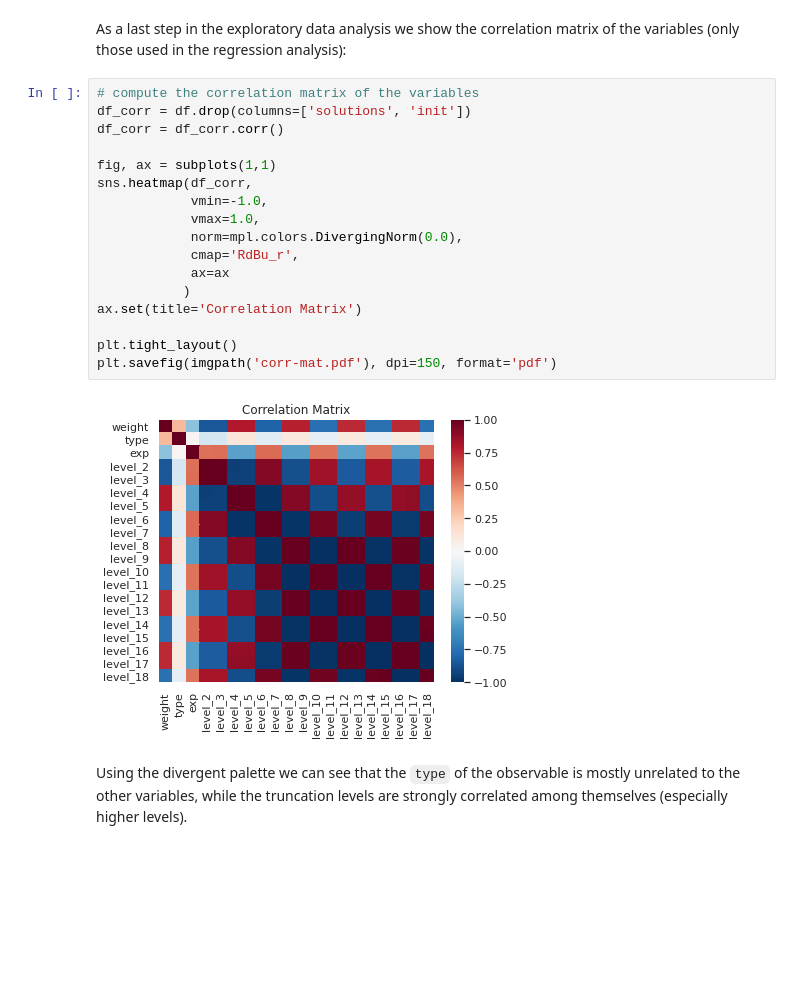
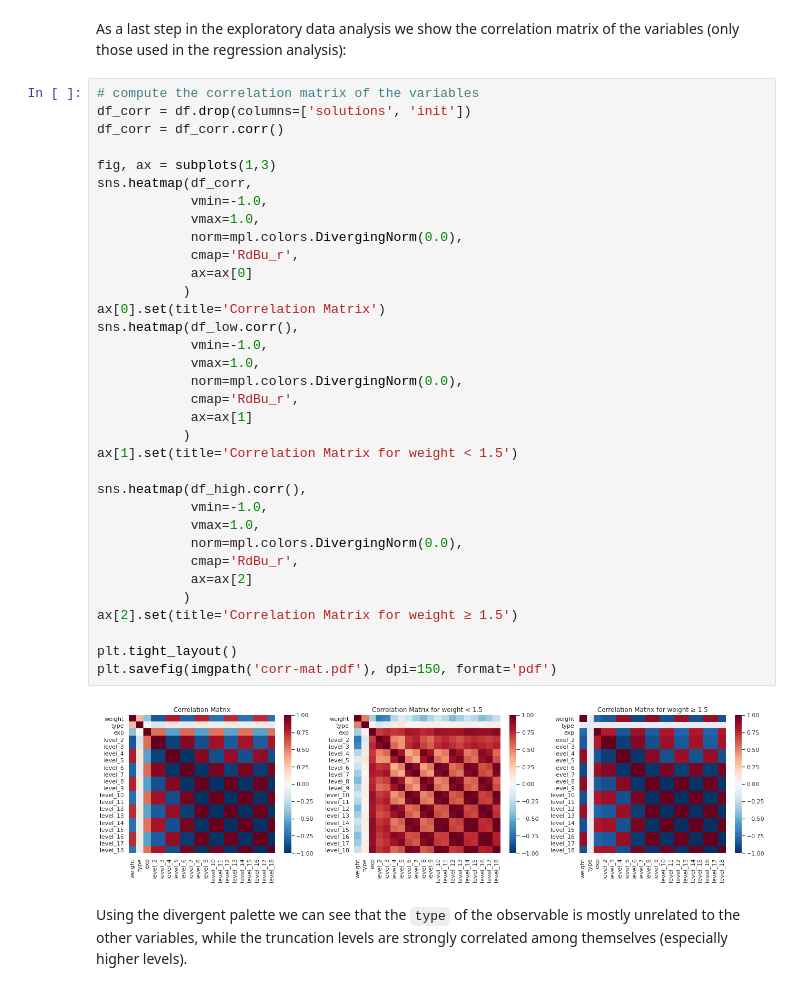
Before and after one commit to thesfinox/ml-sft-trunc, a Jupyter notebook: sft-level-trunc.ipynb, the cells around one changed output. Saved outputs shown, nothing was run; the diff lists cells and outputs as text; blank space fills up the shorter version.

Commit message:
Add unbalanced plot and improved plots of feature importances
Signed-off-by: Riccardo Finotello <riccardo.finotello@gmail.com>

```diff
--- a/sft-level-trunc.ipynb
+++ b/sft-level-trunc.ipynb
@@ -677,22 +733,39 @@ As a last step in the exploratory data analysis we show the correlation matrix o
 # %%
 # compute the correlation matrix of the variables
 df_corr = df.drop(columns=['solutions', 'init'])
 df_corr = df_corr.corr()
 
-fig, ax = subplots(1,1)
+fig, ax = subplots(1,3)
 sns.heatmap(df_corr,
             vmin=-1.0,
             vmax=1.0,
             norm=mpl.colors.DivergingNorm(0.0),
             cmap='RdBu_r',
-            ax=ax
+            ax=ax[0]
            )
-ax.set(title='Correlation Matrix')
+ax[0].set(title='Correlation Matrix')
+sns.heatmap(df_low.corr(),
+            vmin=-1.0,
+            vmax=1.0,
+            norm=mpl.colors.DivergingNorm(0.0),
+            cmap='RdBu_r',
+            ax=ax[1]
+           )
+ax[1].set(title='Correlation Matrix for weight < 1.5')
+
+sns.heatmap(df_high.corr(),
+            vmin=-1.0,
+            vmax=1.0,
+            norm=mpl.colors.DivergingNorm(0.0),
+            cmap='RdBu_r',
+            ax=ax[2]
+           )
+ax[2].set(title='Correlation Matrix for weight ≥ 1.5')
 
 plt.tight_layout()
 plt.savefig(imgpath('corr-mat.pdf'), dpi=150, format='pdf')
 # %% [output]
-[figure, old version]
+[figure, new version]
 # %% [markdown]
 Using the divergent palette we can see that the `type` of the observable is mostly unrelated to the other variables, while the truncation levels are strongly correlated among themselves (especially higher levels).
 # %% [markdown]
```
Also changed, not shown: parts of 18 cells of this notebook, 37 other files.
